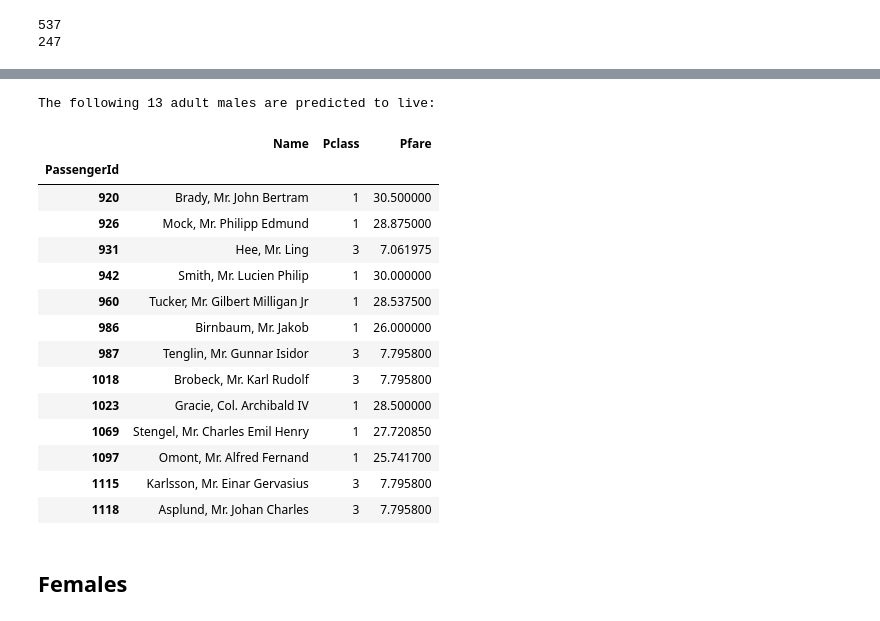
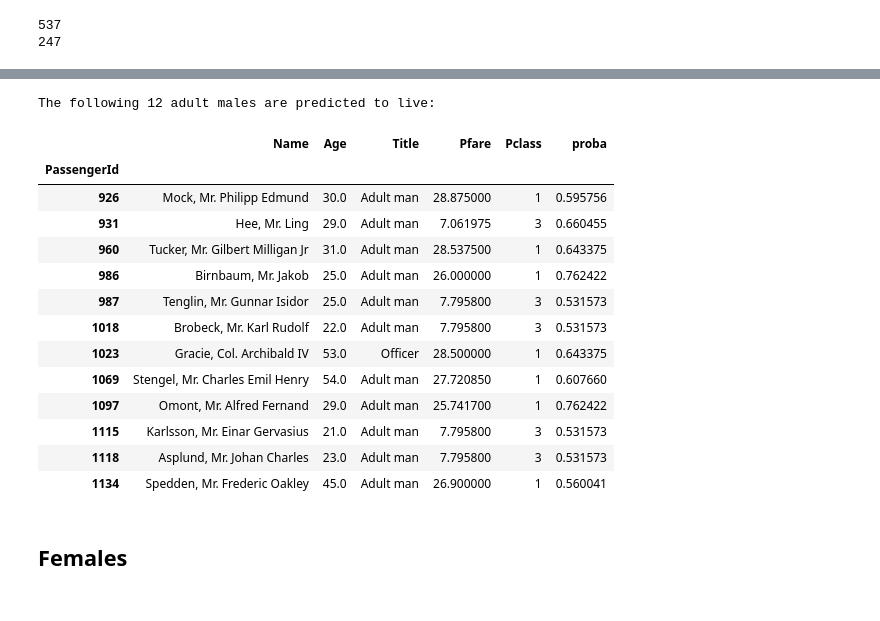
Before and after one commit to Kowalski1024/ml-playground, a Jupyter notebook: titanic.ipynb, the cells around one changed output, grey strips where cells are left out. Saved outputs shown, nothing was run; the diff lists cells and outputs as text; code cells hidden in the pictures.

```diff
--- a/titanic.ipynb
+++ b/titanic.ipynb
@@ -224,10 +224,11 @@ plt.show()
 m1 = KNeighborsClassifier(n_neighbors=1)
 m2 = KNeighborsClassifier(n_neighbors=3)
 m3 = KNeighborsClassifier(n_neighbors=7)
+m4 = KNeighborsClassifier(n_neighbors=23)
 
 male_pipeline = Pipeline(steps=[
     ('preprocessor', male_preprocessor),
-    ('model', VotingClassifier(estimators=[('m1', m1), ('m2', m2), ('m3', m3)]))
+    ('model', VotingClassifier(estimators=[('m1', m1), ('m2', m2), ('m3', m3), ('m4', m4)], voting='soft'))
 ])
 
 male_pipeline.fit(X_m, y_m)
@@ -255,27 +253,29 @@ Pipeline(steps=[('preprocessor',
 # %%
 import numpy as np
 X_test_m = test_male[features]
-predictions = male_pipeline.predict(X_test_m)
+proba = male_pipeline.predict_proba(X_test_m)[:, 1]
+predictions = np.where(proba > 0.5, 1, 0)
 
 print(f'The following {len(test_male.loc[predictions == 1])} adult males are predicted to live:')
-data.loc[892:1309][male_mask][predictions == 1][['Name', 'Pclass', 'Pfare']]
+male = data.loc[892:1309][male_mask][['Name', 'Age', 'Title', 'Pfare', 'Pclass']]
+male['proba'] = proba
+male[predictions == 1]
 # %% [output]
-The following 13 adult males are predicted to live:
+The following 12 adult males are predicted to live:
-|  | Name | Pclass | Pfare |
-| PassengerId |  |  |  |
-| 920 | Brady, Mr. John Bertram | 1 | 30.500000 |
-| 926 | Mock, Mr. Philipp Edmund | 1 | 28.875000 |
-| 931 | Hee, Mr. Ling | 3 | 7.061975 |
-| 942 | Smith, Mr. Lucien Philip | 1 | 30.000000 |
-| 960 | Tucker, Mr. Gilbert Milligan Jr | 1 | 28.537500 |
-| 986 | Birnbaum, Mr. Jakob | 1 | 26.000000 |
-| 987 | Tenglin, Mr. Gunnar Isidor | 3 | 7.795800 |
-| 1018 | Brobeck, Mr. Karl Rudolf | 3 | 7.795800 |
-| 1023 | Gracie, Col. Archibald IV | 1 | 28.500000 |
-| 1069 | Stengel, Mr. Charles Emil Henry | 1 | 27.720850 |
-| 1097 | Omont, Mr. Alfred Fernand | 1 | 25.741700 |
-| 1115 | Karlsson, Mr. Einar Gervasius | 3 | 7.795800 |
-| 1118 | Asplund, Mr. Johan Charles | 3 | 7.795800 |
+|  | Name | Age | Title | Pfare | Pclass | proba |
+| PassengerId |  |  |  |  |  |  |
+| 926 | Mock, Mr. Philipp Edmund | 30.0 | Adult man | 28.875000 | 1 | 0.595756 |
+| 931 | Hee, Mr. Ling | 29.0 | Adult man | 7.061975 | 3 | 0.660455 |
+| 960 | Tucker, Mr. Gilbert Milligan Jr | 31.0 | Adult man | 28.537500 | 1 | 0.643375 |
+| 986 | Birnbaum, Mr. Jakob | 25.0 | Adult man | 26.000000 | 1 | 0.762422 |
+| 987 | Tenglin, Mr. Gunnar Isidor | 25.0 | Adult man | 7.795800 | 3 | 0.531573 |
+| 1018 | Brobeck, Mr. Karl Rudolf | 22.0 | Adult man | 7.795800 | 3 | 0.531573 |
+| 1023 | Gracie, Col. Archibald IV | 53.0 | Officer | 28.500000 | 1 | 0.643375 |
+| 1069 | Stengel, Mr. Charles Emil Henry | 54.0 | Adult man | 27.720850 | 1 | 0.607660 |
+| 1097 | Omont, Mr. Alfred Fernand | 29.0 | Adult man | 25.741700 | 1 | 0.762422 |
+| 1115 | Karlsson, Mr. Einar Gervasius | 21.0 | Adult man | 7.795800 | 3 | 0.531573 |
+| 1118 | Asplund, Mr. Johan Charles | 23.0 | Adult man | 7.795800 | 3 | 0.531573 |
+| 1134 | Spedden, Mr. Frederic Oakley | 45.0 | Adult man | 26.900000 | 1 | 0.560041 |
 # %%
 data.loc[892:1309, 'Predict'][male_mask] = predictions
 submit = pd.DataFrame({'PassengerId': data.loc[892:1309].index, 'Survived': data.loc[892:1309, 'Predict'].astype(int)})
```
Also changed, not shown: parts of 4 cells of this notebook.
